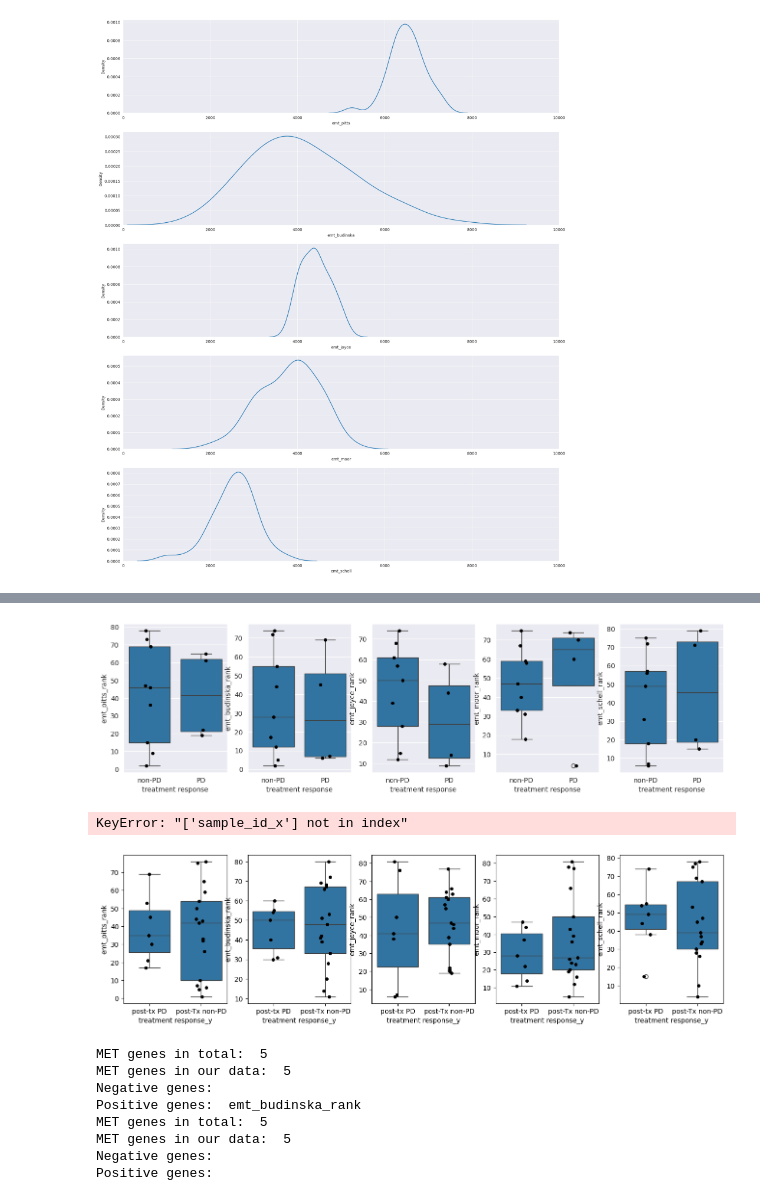
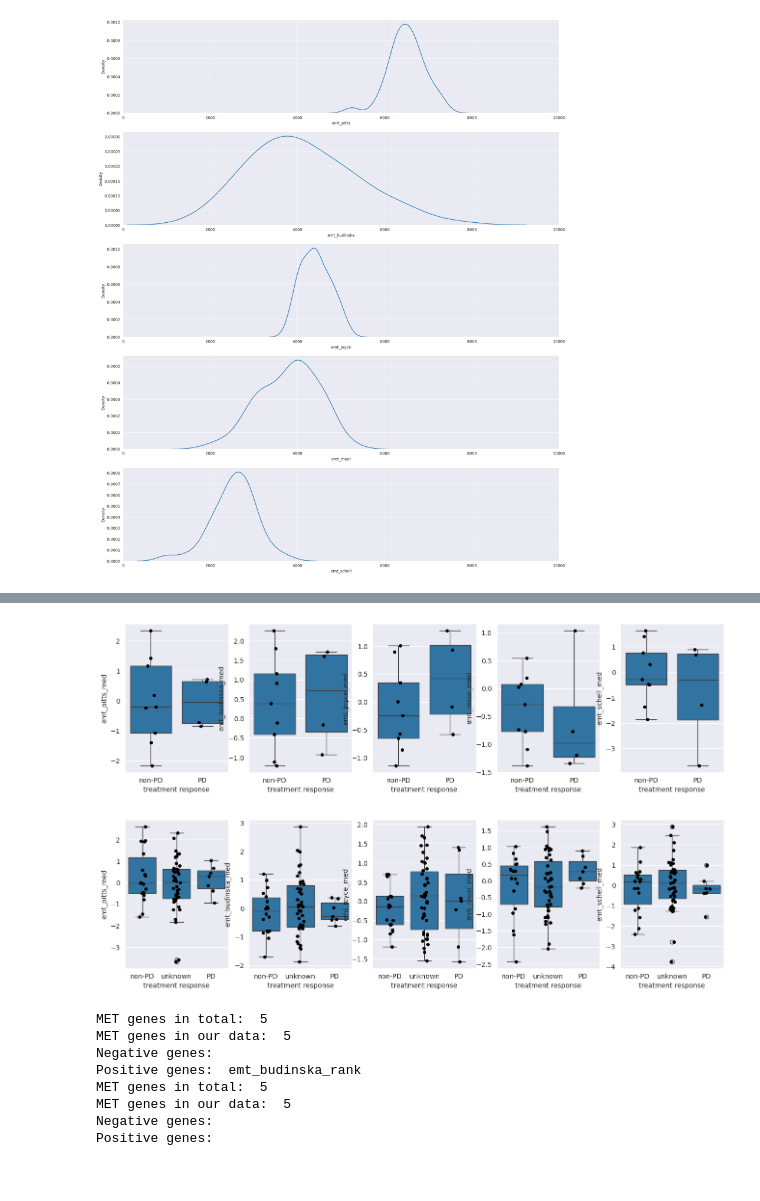
Before and after one commit to lkmaks/mcrc-cetuximab-analysis, a Jupyter notebook: notebooks/tasks58_maxim/MET_receptor_association.ipynb, the cells around one changed output, grey strips where cells are left out. Cells and saved outputs as stored; diff of their text form; code cells hidden in the pictures.

Commit message:
adding bg emt and other signatures

```diff
--- a/notebooks/tasks58_maxim/MET_receptor_association.ipynb
+++ b/notebooks/tasks58_maxim/MET_receptor_association.ipynb
@@ -13,8 +13,8 @@ os.getcwd()
 # %% [output]
 '/home/max/mcrc-cetuximab-analysis'
 # %%
-log_tpms = pd.read_csv('data/log_tpms_from_fpkm_hgnc_filtered_by_ann.csv').set_index('sample_id')
-ann = pd.read_csv('data/ann.csv').set_index('sample_id')
+log_tpms = pd.read_csv('data/log_tpms_from_fpkm_hgnc_filtered_by_ann.csv', index_col=0)
+ann = pd.read_csv('data/ann.csv', index_col=0)
 
 ann_post = ann.loc[ann['time point'] == 'post-treatment']
 ann_pre = ann.loc[ann['time point'] == 'pre-treatment']
@@ -297,6 +281,6 @@ def is_nonpd(s):
 # log_tpms_with_emt_signatures_post_pd = log_tpms_with_emt_signatures.loc[ann_post_pd['sample_id']]
 # log_tpms_with_emt_signatures_post_nonpd = log_tpms_with_emt_signatures.loc[ann_post_nonpd['sample_id']]
 
-log_tpms_with_emt_signatures_with_ann = log_tpms_with_emt_signatures.merge(ann, on='sample_id')
+log_tpms_with_emt_signatures_with_ann = log_tpms_with_emt_signatures.merge(ann, left_index=True, right_index=True)
 df_post = log_tpms_with_emt_signatures_with_ann[log_tpms_with_emt_signatures_with_ann['time point'] == 'post-treatment']
-df_post
+df_pre = log_tpms_with_emt_signatures_with_ann[log_tpms_with_emt_signatures_with_ann['time point'] == 'pre-treatment']
@@ -321,26 +288,18 @@ df_post
 fig, axs = plt.subplots(1, len(emt_gene_lists), figsize=(16, 4))
 
 for signature, ax in zip(emt_gene_lists, axs):
-    sns.boxplot(df_post, x='treatment response', y=f'{signature}_rank', ax=ax)
-    sns.stripplot(x='treatment response', y=f'{signature}_rank', data=df_post, color='black', jitter=True, dodge=True, ax=ax)
+    sns.boxplot(df_post, x='treatment response', y=f'{signature}_med', ax=ax)
+    sns.stripplot(x='treatment response', y=f'{signature}_med', data=df_post, color='black', jitter=True, dodge=True, ax=ax)
 # %% [output]
-[figure, old version]
+[figure, new version]
-# %%
-df_pre = log_tpms_with_emt_signatures_with_ann[log_tpms_with_emt_signatures_with_ann['time point'] == 'pre-treatment']
-joined = df_pre.merge(df_post, on='patient_id', how='inner')[['sample_id_x', 'treatment response_y']]
-joined = joined.rename(columns={'sample_id_x': 'sample_id', 'treatment response_y': 'treatment response'})
-df_pre_with_response = df_pre.merge(joined, on='sample_id', how='inner')
-df_pre_with_response.head()
-# %% [output]
-KeyError: "['sample_id_x'] not in index"
 # %%
 fig, axs = plt.subplots(1, len(emt_gene_lists), figsize=(16, 4))
 
 for signature, ax in zip(emt_gene_lists, axs):
-    sns.boxplot(df_pre_with_response, x='treatment response_y', y=f'{signature}_rank', ax=ax)
-    sns.stripplot(x='treatment response_y', y=f'{signature}_rank', data=df_pre_with_response, color='black', jitter=True, dodge=True, ax=ax)
+    sns.boxplot(df_pre, x='treatment response', y=f'{signature}_med', ax=ax)
+    sns.stripplot(x='treatment response', y=f'{signature}_med', data=df_pre, color='black', jitter=True, dodge=True, ax=ax)
 # %% [output]
-[figure, old version]
+[figure, new version]
 # %%
 fig, axs = plt.subplots(2, 1, figsize=(16, 16))
 
```
Also changed, not shown: parts of 7 cells of this notebook, 2 other files.
